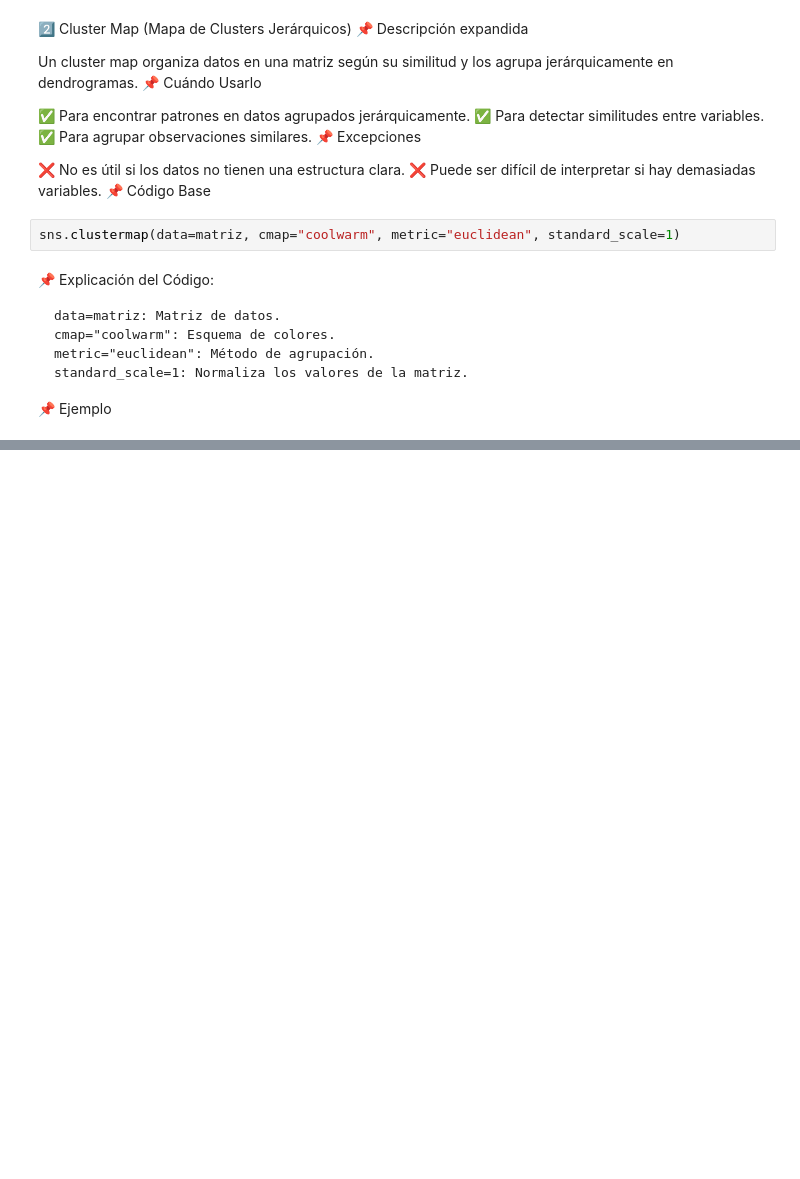
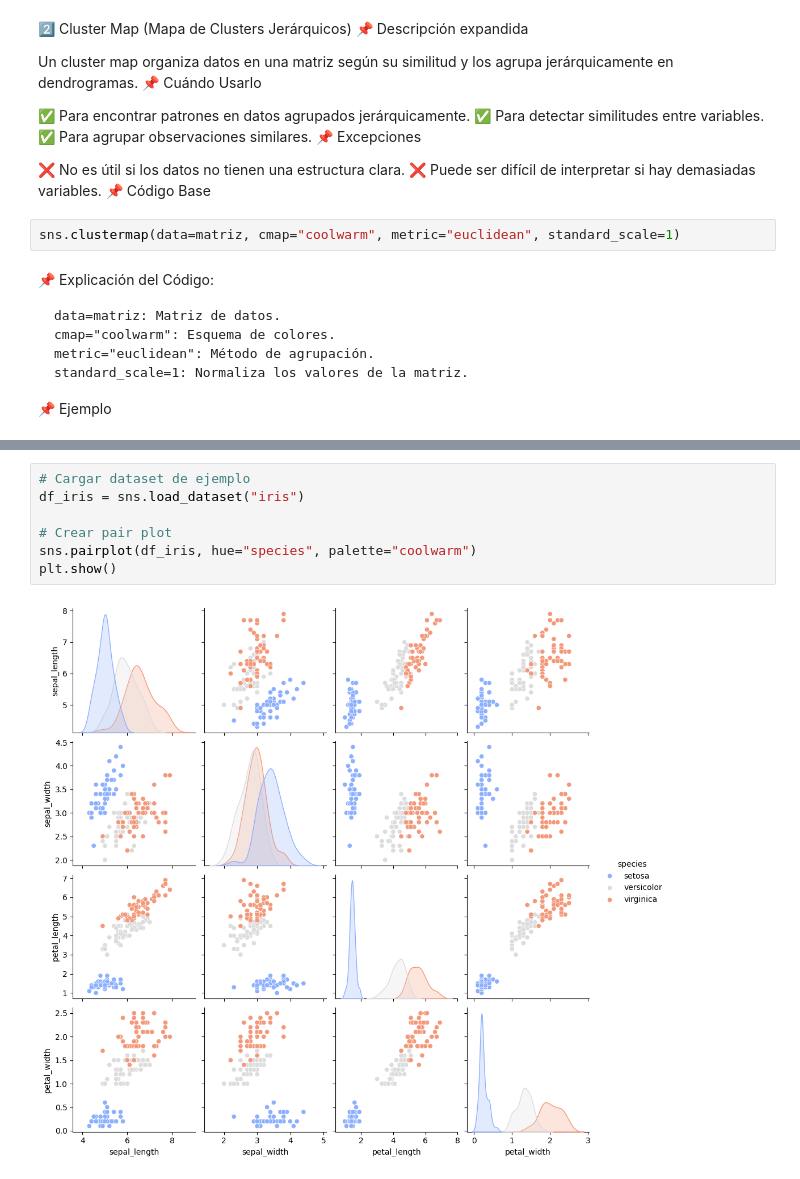
Before and after one commit to jorgesislema/python-mastery, a Jupyter notebook: 03-Data_Science_e_IA/Gráficos en Seaborn.ipynb, the cells around one changed output, grey strips where cells are left out. Drawn from its saved outputs; the diff is of its cells as text; blank space fills up the shorter version.

```diff
--- a/03-Data_Science_e_IA/Gráficos en Seaborn.ipynb
+++ b/03-Data_Science_e_IA/Gráficos en Seaborn.ipynb
@@ -637,0 +663,9 @@ RuntimeError: clustermap requires scipy to be available
+# %%
+# Cargar dataset de ejemplo
+df_iris = sns.load_dataset("iris")
+
+# Crear pair plot
+sns.pairplot(df_iris, hue="species", palette="coolwarm")
+plt.show()
+# %% [output]
+[figure, added]
```
Also changed, not shown: parts of 9 cells of this notebook, 1 other file.
